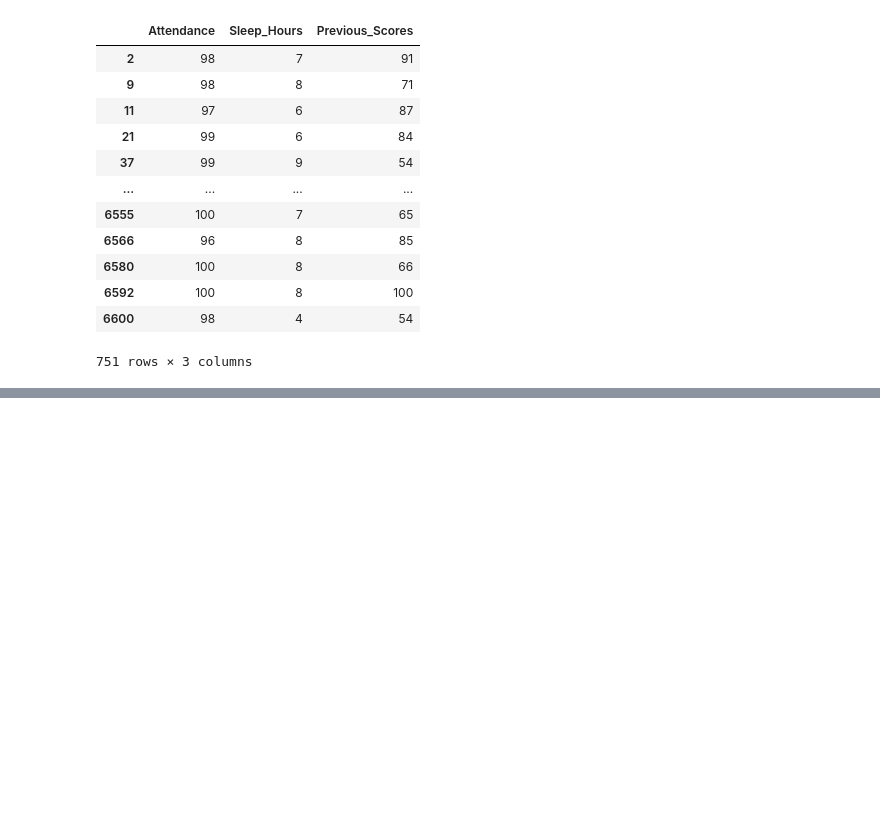
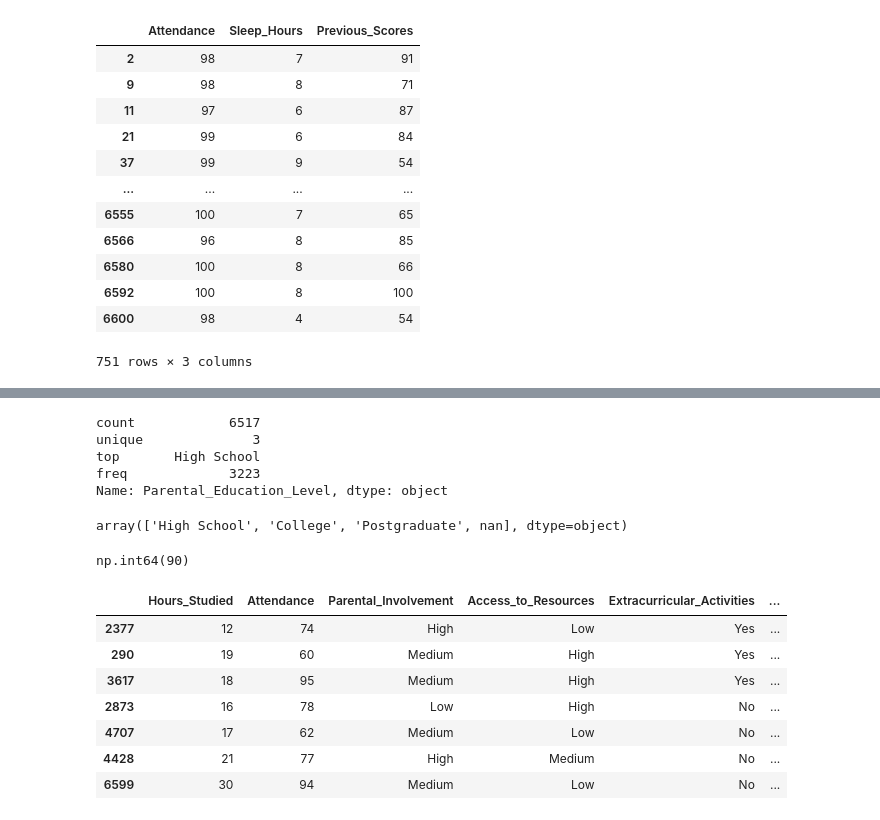
Before and after one commit to dwivediprashant/python_learning_AIML, a Jupyter notebook: Pandas/kaggle.ipynb, the cells around one changed output, grey strips where cells are left out. Cells and saved outputs as stored; diff of their text form; code cells hidden in the pictures; blank space fills up the shorter version.

```diff
--- a/Pandas/kaggle.ipynb
+++ b/Pandas/kaggle.ipynb
@@ -265,0 +388,5 @@ data[data["Attendance"]>95 ][["Attendance","Sleep_Hours","Previous_Scores"]]
+# %%
+## Now I think student's Exam_Score  would be most affecting features for Teacher_Quality
+
+clean_data=data.copy()
+clean_data
@@ -265,0 +464,6 @@ data[data["Attendance"]>95 ][["Attendance","Sleep_Hours","Previous_Scores"]]
+# %%
+clean_data.loc[clean_data["Teacher_Quality"].isnull() & clean_data["Exam_Score"].between(55,65),"Teacher_Quality"]="Low"
+# %%
+clean_data.loc[clean_data["Teacher_Quality"].isnull() & clean_data["Exam_Score"].between(66,75),"Teacher_Quality"]="Medium"
+# %%
+clean_data.loc[clean_data["Teacher_Quality"].isnull() & clean_data["Exam_Score"].between(76,clean_data["Exam_Score"].max()),"Teacher_Quality"]="Low"
@@ -265,0 +515,27 @@ data[data["Attendance"]>95 ][["Attendance","Sleep_Hours","Previous_Scores"]]
+# %%
+clean_data["Parental_Education_Level"].describe()
+# %% [output]
+count            6517
+unique              3
+top       High School
+freq             3223
+Name: Parental_Education_Level, dtype: object
+# %%
+clean_data["Parental_Education_Level"].unique()
+# %% [output]
+array(['High School', 'College', 'Postgraduate', nan], dtype=object)
+# %%
+clean_data["Parental_Education_Level"].isnull().sum()
+# %% [output]
+np.int64(90)
+# %%
+clean_data.sample(7)
+# %% [output]
+|  | Hours_Studied | Attendance | Parental_Involvement | Access_to_Resources | Extracurricular_Activities | ... |
+| 2377 | 12 | 74 | High | Low | Yes | ... |
+| 290 | 19 | 60 | Medium | High | Yes | ... |
+| 3617 | 18 | 95 | Medium | High | Yes | ... |
+| 2873 | 16 | 78 | Low | High | No | ... |
+| 4707 | 17 | 62 | Medium | Low | No | ... |
+| 4428 | 21 | 77 | High | Medium | No | ... |
+| 6599 | 30 | 94 | Medium | Low | No | ... |
```
Also changed, not shown: parts of 35 cells of this notebook.
